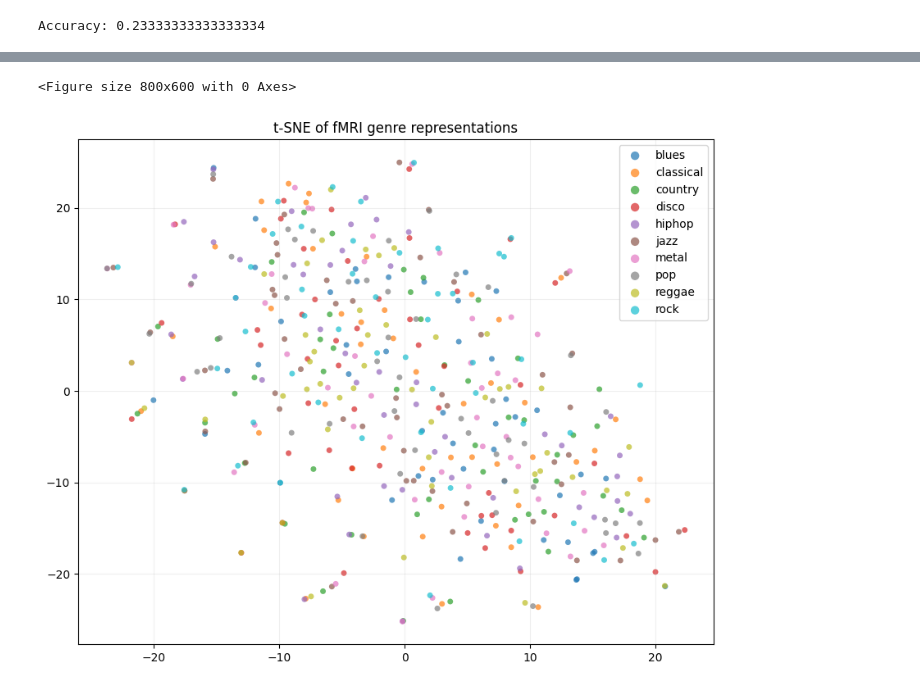
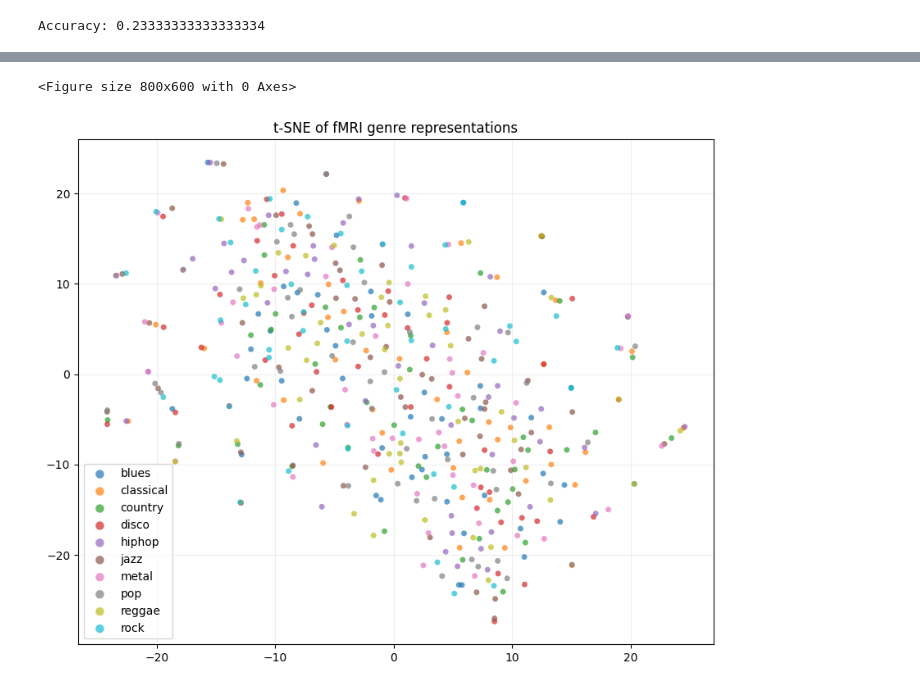
Before and after one commit to psy3019-6973-2026/BuuNguyen_Exercise_5, a Jupyter notebook: tasks/task_1.ipynb, the cells around one changed output, grey strips where cells are left out. Saved outputs shown, nothing was run; the diff lists cells and outputs as text; code cells hidden in the pictures.

```diff
--- a/tasks/task_1.ipynb
+++ b/tasks/task_1.ipynb
@@ -287,0 +231,42 @@ plt.show()
+# %%
+from sklearn.metrics import confusion_matrix, ConfusionMatrixDisplay
+import matplotlib.pyplot as plt
+
+genre_names = [
+    "blues", "classical", "country", "disco", "hiphop",
+    "jazz", "metal", "pop", "reggae", "rock"
+]
+
+# predictions
+y_pred = clf.predict(X_test_avg)
+
+# confusion matrix
+cm = confusion_matrix(y_test, y_pred)
+
+# figure
+fig, ax = plt.subplots(figsize=(7, 6))
+
+# display matrix
+disp = ConfusionMatrixDisplay(
+    confusion_matrix=cm,
+    display_labels=genre_names
+)
+
+disp.plot(
+    xticks_rotation=45,
+    ax=ax,
+    colorbar=True
+)
+
+# highlight diagonal
+for i in range(len(cm)):
+    rect = plt.Rectangle(
+        (i - 0.5, i - 0.5),
+        1, 1,
+        fill=False,
+        edgecolor="red",
+        linewidth=2
+    )
+    ax.add_patch(rect)
+
+plt.show()
@@ -294,32 +281,32 @@ import numpy as np
 tsne = TSNE(
     n_components=2,
     perplexity=30,
     random_state=42,
     init="pca"
 )
 
-X_embedded = tsne.fit_transform(X_train_pca)
+X_embedded = tsne.fit_transform(X_train_avg)
 
 plt.figure(figsize=(8, 6))
 
 plt.figure(figsize=(10, 8))
 
 for i, name in enumerate(genre_names):
     idx = (y_train == (i + 1))
 
     plt.scatter(
         X_embedded[idx, 0],
         X_embedded[idx, 1],
         label=name,
         s=25,        # bigger points
         alpha=0.7,   # transparency
         edgecolors='none'
     )
 
 plt.legend(markerscale=1.5, fontsize=10)
 plt.title("t-SNE of fMRI genre representations")
 plt.grid(True, alpha=0.2)
 plt.show()
 # %% [output]
 <Figure size 800x600 with 0 Axes>
-[figure, old version]
+[figure, new version]
```
Also changed, not shown: parts of 26 cells of this notebook.
